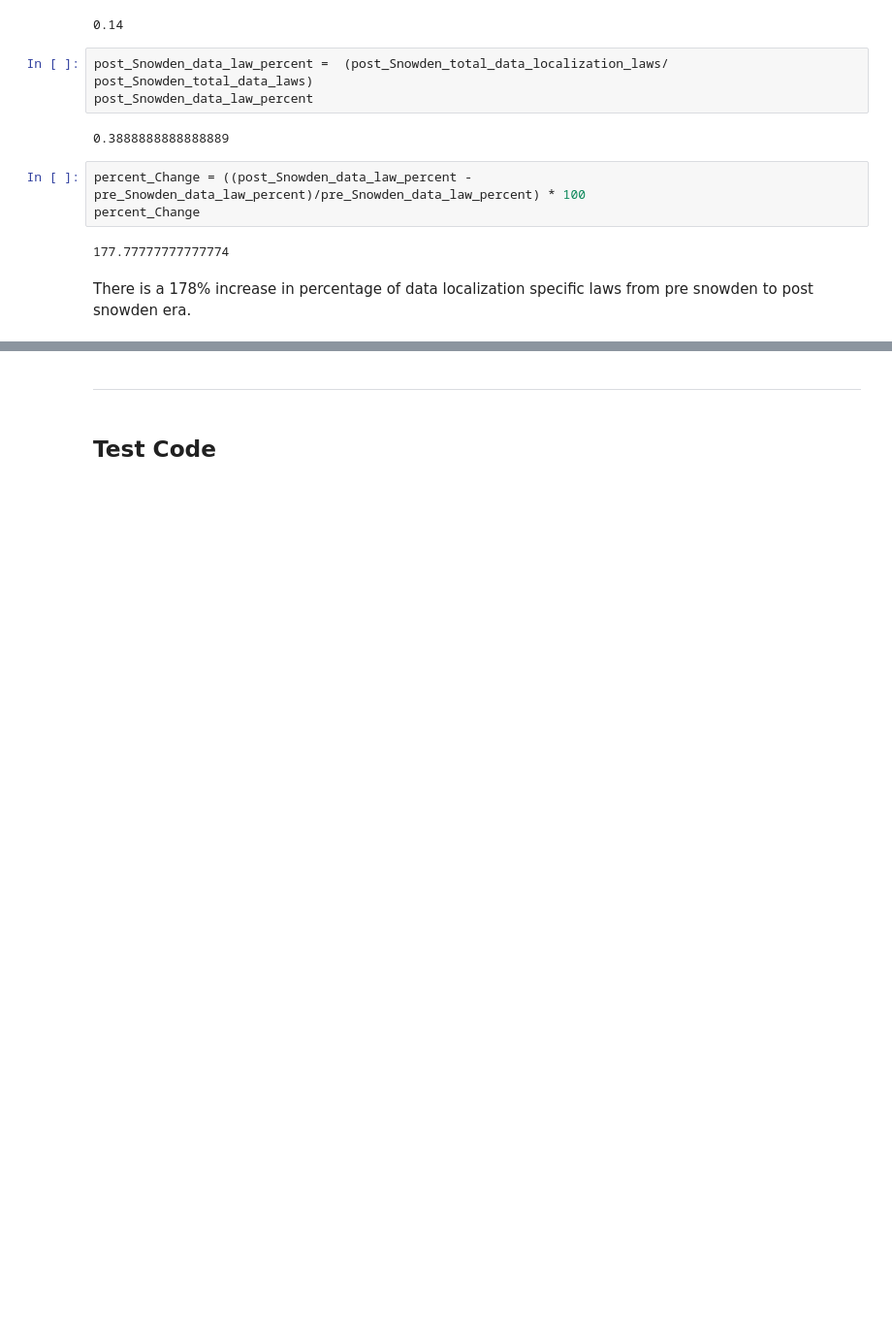
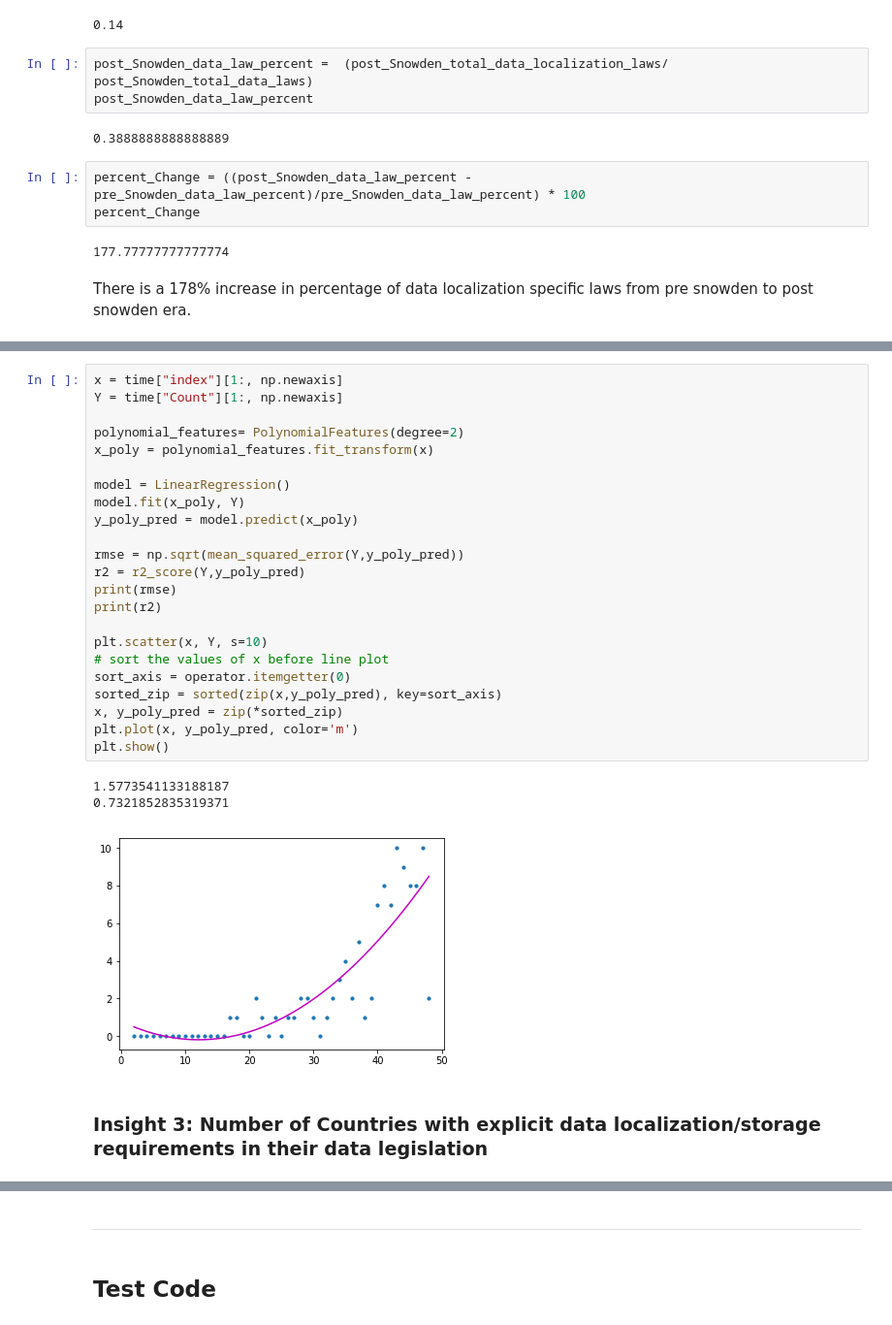
Before and after one commit to hamshom/CLTC, a Jupyter notebook: DataLocalization_Analysis.ipynb, the cells around one changed output, grey strips where cells are left out. Shown at 97% size. Cells and saved outputs as stored; diff of their text form; blank space fills up the shorter version.

```diff
--- a/DataLocalization_Analysis.ipynb
+++ b/DataLocalization_Analysis.ipynb
@@ -288,0 +325,29 @@ There is a 178% increase in percentage of data localization specific laws from p
+# %%
+x = time["index"][1:, np.newaxis]
+Y = time["Count"][1:, np.newaxis]
+
+polynomial_features= PolynomialFeatures(degree=2)
+x_poly = polynomial_features.fit_transform(x)
+
+model = LinearRegression()
+model.fit(x_poly, Y)
+y_poly_pred = model.predict(x_poly)
+
+rmse = np.sqrt(mean_squared_error(Y,y_poly_pred))
+r2 = r2_score(Y,y_poly_pred)
+print(rmse)
+print(r2)
+
+plt.scatter(x, Y, s=10)
+# sort the values of x before line plot
+sort_axis = operator.itemgetter(0)
+sorted_zip = sorted(zip(x,y_poly_pred), key=sort_axis)
+x, y_poly_pred = zip(*sorted_zip)
+plt.plot(x, y_poly_pred, color='m')
+plt.show()
+# %% [output]
+1.5773541133188187
+0.7321852835319371
+[figure, added]
+# %% [markdown]
+### Insight 3: Number of Countries with explicit data localization/storage requirements in their data legislation
```
Also changed, not shown: parts of 21 cells of this notebook.
